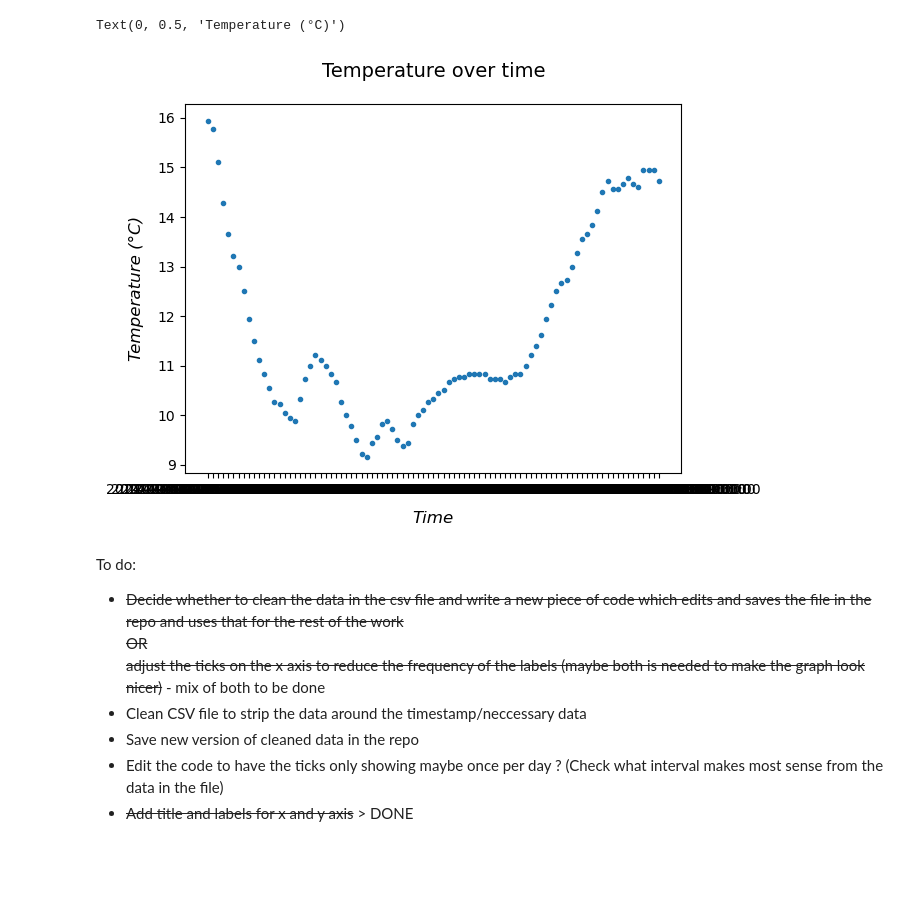
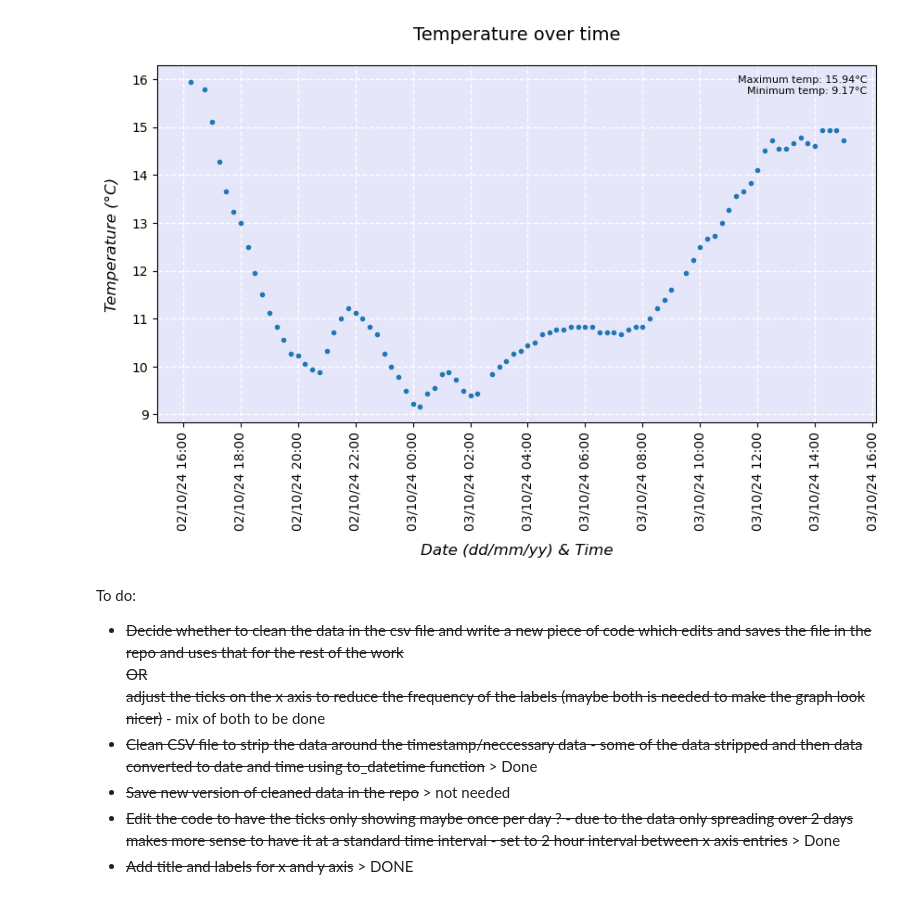
Before and after one commit to Ange-Dvs/PFDA-assignments, a Jupyter notebook: assignment2-weather.ipynb, the cells around one changed output. Cells and saved outputs as stored; diff of their text form; code cells hidden in the pictures; blank space fills up the shorter version.

Commit message:
Plotting graph changed to object-oriented (fig, ax) approach to allow for easier customisation of the image

```diff
--- a/assignment2-weather.ipynb
+++ b/assignment2-weather.ipynb
@@ -35 +12,6 @@ print(df) # test print
+# %%
+#cleaning up the reportStartDateTime column to strip out the excess charaters
+df['reportStartDateTime'] = df['reportStartDateTime'].str[:19].str.replace('T', ' ') #setting the length of characters in the string to 19 and taking the character T out of it and replacing with a space
+# %%
+df['reportStartDateTime'] = pd.to_datetime(df['reportStartDateTime']) #converting the string values in 'reportStartDateTime' column to a pandas datetime object to allow us to treat the value as date and time information and not just a string of characters but date and time data
 # %%
@@ -38,20 +19,37 @@ print(df) # test print
 time = df['reportStartDateTime']
 temp = df['dryBulbTemperature_Celsius']
-# %%
-plt.plot(time, temp, ".")
-plt.title('Temperature over time', fontsize=14, y=1.05)
-plt.xlabel('Time', fontsize=12, fontstyle='italic', labelpad=10)
-plt.ylabel('Temperature (°C)', fontsize=12, fontstyle='italic', labelpad=10)
-# %% [output]
-Text(0, 0.5, 'Temperature (°C)')
-[figure, removed]
+# %%
+fig, ax = plt.subplots() #creating a figure and set of axes for a plot
+
+fig.set_size_inches(10, 5) #setting the size of the figure to better show the data
+ax.plot(time, temp, ".") #plotting the time and temp data and seeting the marker type for the plot
+
+ax.set_title('Temperature over time', fontsize=14, y=1.05) #setting the title for the image
+ax.set_xlabel('Date (dd/mm/yy) & Time', fontsize=12, fontstyle='italic', labelpad=10) #setting label for the x-axis and adding some space and styling parameters
+ax.set_ylabel('Temperature (°C)', fontsize=12, fontstyle='italic', labelpad=10) #setting label for the y-axis and adding some space and styling parameters
+
+ax.xaxis.set_major_locator(mdates.HourLocator(interval=2))  #setting the ticks to be every 2 hours to avoid overcrowding of the figure
+ax.xaxis.set_major_formatter(mdates.DateFormatter('%d/%m/%y %H:%M')) #formatting the ticks to display in the format of a date on the x-axis and setting the order of the information so it should appear dd/mm/yy hh:mm
+
+min_temp = temp.min() #getting the min value for temp and assigning it to variable min_temp
+max_temp = temp.max() #getting the max value for temp and assigning it to variable max_temp
+
+plt.figtext(0.89, 0.82, f'Maximum temp: {max_temp:.2f}°C\nMinimum temp: {min_temp:.2f}°C', ha='right', fontsize=8) #adding text to the image which contains the information of the max and min temperature in the dataset
+
+plt.xticks(rotation=90) #rotating ticks labels to ensure they don't overlap and make them easier to read
+
+ax.set_facecolor('lavender')  #setting the background colour of the plot
+plt.grid(color='white', linestyle='--', linewidth=1)  #setting the grid lines to white, dotted lines for better contrast and visiblity
+plt.show() #displaying the plot
+# %% [output]
+[figure, added]
 # %% [markdown]
 To do:
 
 - ~~Decide whether to clean the data in the csv file and write a new piece of code which edits and saves the file in the repo and uses that for the rest of the work
                  OR
     adjust the ticks on the x axis to reduce the frequency of the labels (maybe both is needed to make the graph look nicer)~~ - mix of both to be done
-- Clean CSV file to strip the data around the timestamp/neccessary data
-- Save new version of cleaned data in the repo
-- Edit the code to have the ticks only showing maybe once per day ? (Check what interval makes most sense from the data in the file)
+- ~~Clean CSV file to strip the data around the timestamp/neccessary data - some of the data stripped and then data converted to date and time using to_datetime function~~ > Done
+- ~~Save new version of cleaned data in the repo~~ > not needed
+- ~~Edit the code to have the ticks only showing maybe once per day ? - due to the data only spreading over 2 days makes more sense to have it at a standard time interval - set to 2 hour interval between x axis entries~~ > Done
 - ~~Add title and labels for x and y axis~~ > DONE
```
Also changed, not shown: parts of 6 cells of this notebook, 1 other file.
